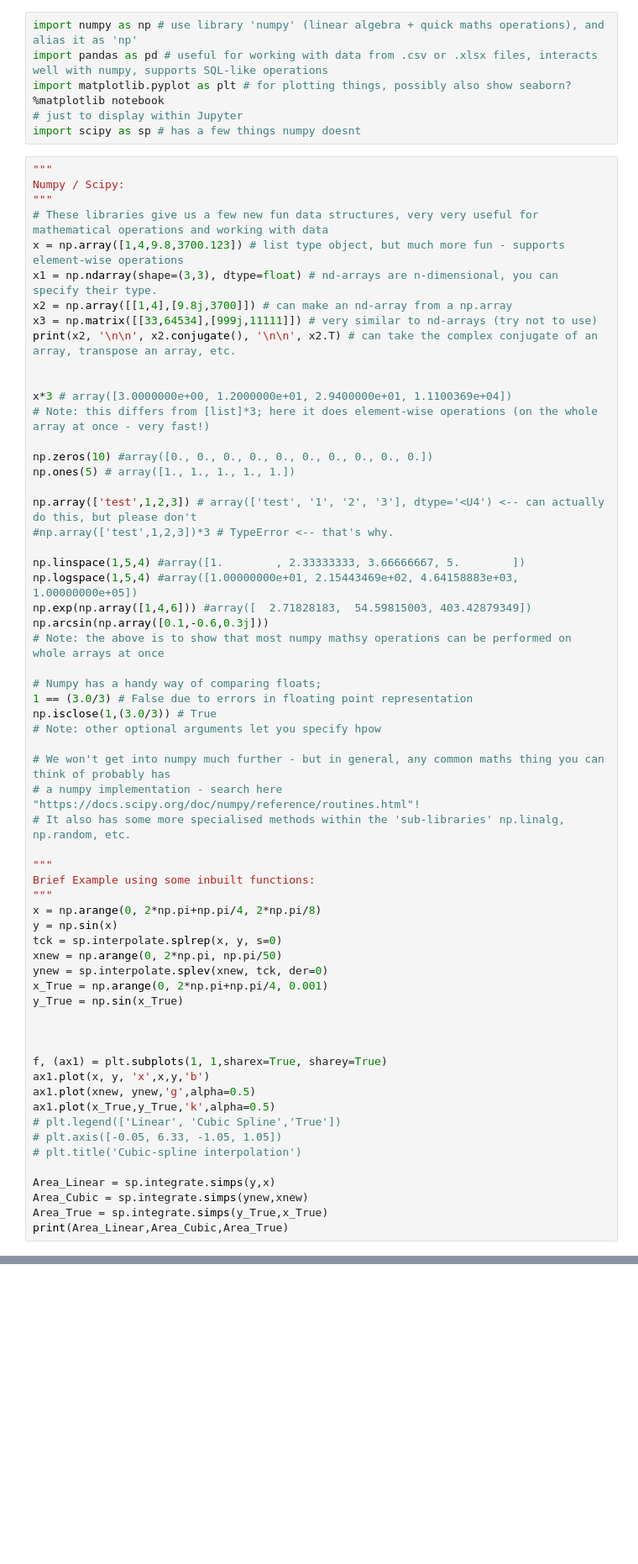
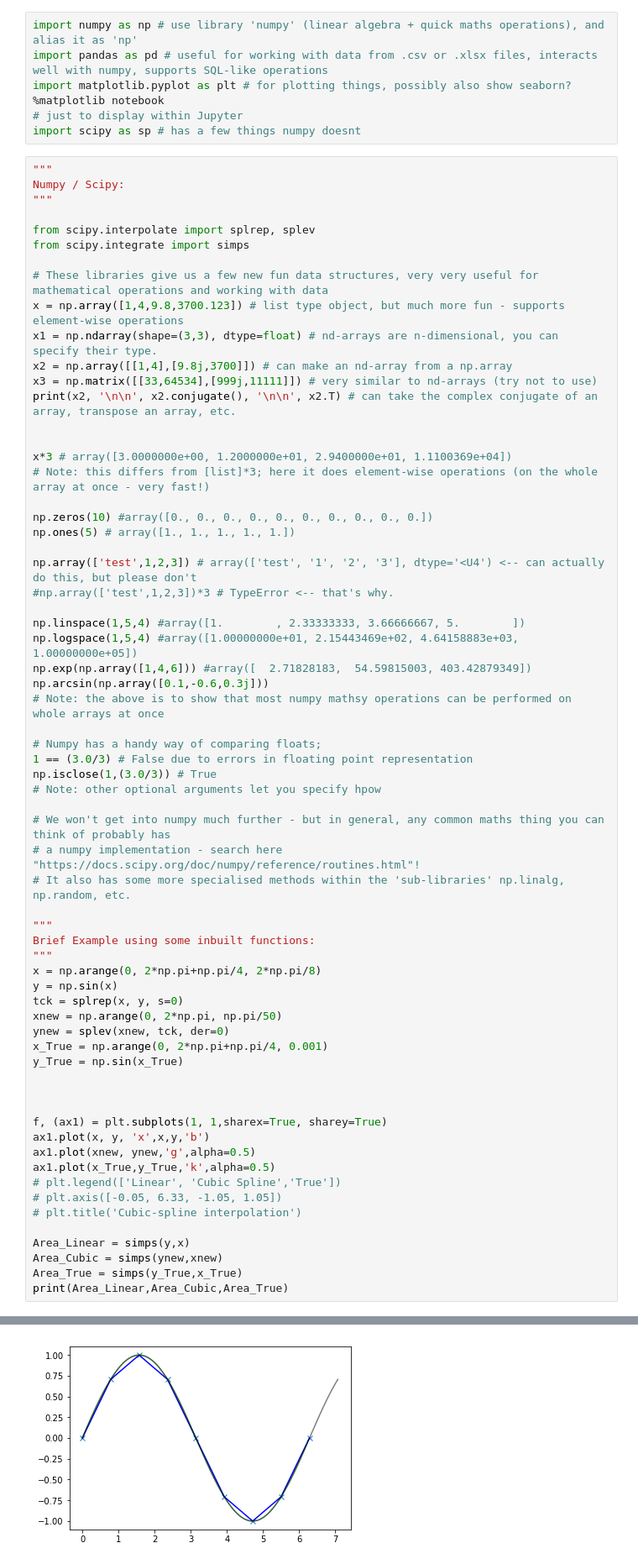
Before and after one commit to LukeRoantree4815162342/QUB_DW_HighPerformancePython, a Jupyter notebook: PythonRefresher.ipynb, the cells around one changed output, grey strips where cells are left out. Shown at 84% size. Cells and saved outputs as stored; diff of their text form; blank space fills up the shorter version.

Commit message:
fixed scipy section + added example file for I/O section

```diff
--- a/PythonRefresher.ipynb
+++ b/PythonRefresher.ipynb
@@ -392,6 +392,10 @@ import scipy as sp # has a few things numpy doesnt
 """
 Numpy / Scipy:
 """
+
+from scipy.interpolate import splrep, splev
+from scipy.integrate import simps
+
 # These libraries give us a few new fun data structures, very very useful for mathematical operations and working with data
 x = np.array([1,4,9.8,3700.123]) # list type object, but much more fun - supports element-wise operations
 x1 = np.ndarray(shape=(3,3), dtype=float) # nd-arrays are n-dimensional, you can specify their type.
@@ -429,9 +433,9 @@ Brief Example using some inbuilt functions:
 """
 x = np.arange(0, 2*np.pi+np.pi/4, 2*np.pi/8)
 y = np.sin(x)
-tck = sp.interpolate.splrep(x, y, s=0)
+tck = splrep(x, y, s=0)
 xnew = np.arange(0, 2*np.pi, np.pi/50)
-ynew = sp.interpolate.splev(xnew, tck, der=0)
+ynew = splev(xnew, tck, der=0)
 x_True = np.arange(0, 2*np.pi+np.pi/4, 0.001)
 y_True = np.sin(x_True)
 
@@ -445,9 +449,9 @@ ax1.plot(x_True,y_True,'k',alpha=0.5)
 # plt.axis([-0.05, 6.33, -1.05, 1.05])
 # plt.title('Cubic-spline interpolation')
 
-Area_Linear = sp.integrate.simps(y,x)
-Area_Cubic = sp.integrate.simps(ynew,xnew)
-Area_True = sp.integrate.simps(y_True,x_True)
+Area_Linear = simps(y,x)
+Area_Cubic = simps(ynew,xnew)
+Area_True = simps(y_True,x_True)
 print(Area_Linear,Area_Cubic,Area_True)
 # %% [output]
 [[1.0e+00+0.j  4.0e+00+0.j ]
@@ -462,3 +466,4 @@ AttributeError: module 'scipy' has no attribute 'interpolate'
+[figure, added]
 # %%
 """
 Pandas (basically stolen from R, fun for working with data files)
```
Also changed, not shown: parts of 1 cell of this notebook, 1 other file.
